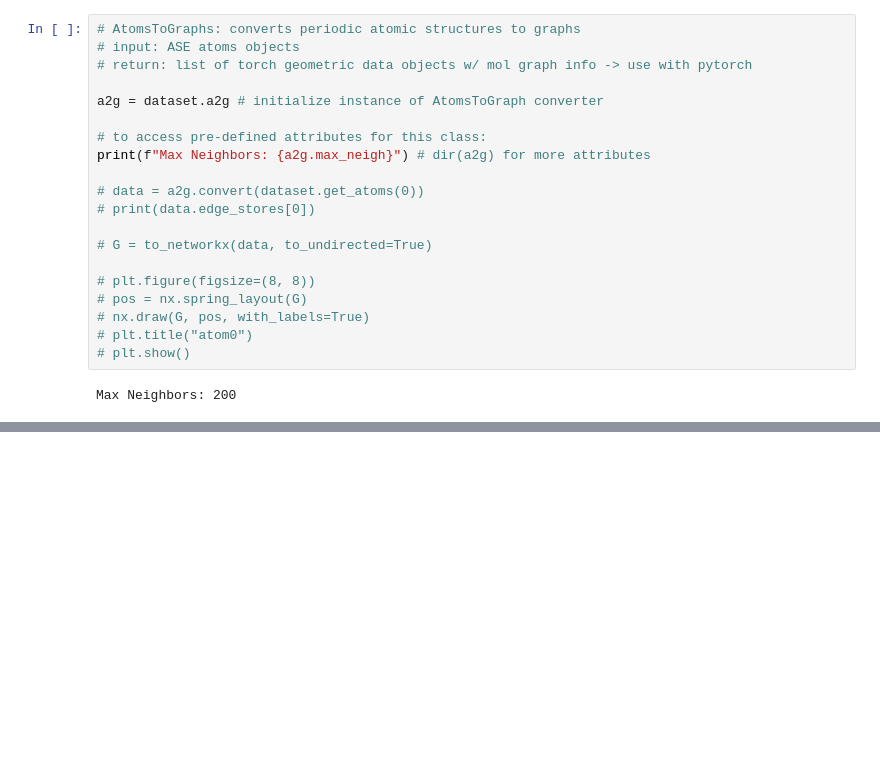
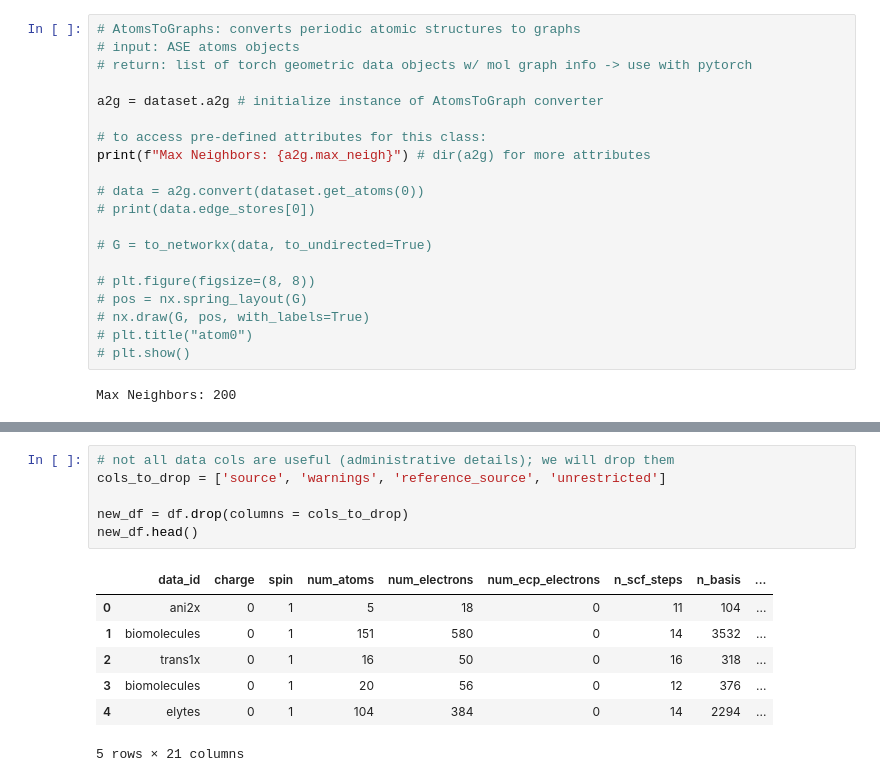
Before and after one commit to yasheshak/Chem-277B-Final-Project, a Jupyter notebook: EDA.ipynb, the cells around one changed output, grey strips where cells are left out. Saved outputs shown, nothing was run; the diff lists cells and outputs as text; blank space fills up the shorter version.

```diff
--- a/EDA.ipynb
+++ b/EDA.ipynb
@@ -115,0 +198,14 @@ Max Neighbors: 200
+# %%
+# not all data cols are useful (administrative details); we will drop them
+cols_to_drop = ['source', 'warnings', 'reference_source', 'unrestricted']
+
+new_df = df.drop(columns = cols_to_drop)
+new_df.head()
+# %% [output]
+|  | data_id | charge | spin | num_atoms | num_electrons | num_ecp_electrons | n_scf_steps | n_basis | ... |
+| 0 | ani2x | 0 | 1 | 5 | 18 | 0 | 11 | 104 | ... |
+| 1 | biomolecules | 0 | 1 | 151 | 580 | 0 | 14 | 3532 | ... |
+| 2 | trans1x | 0 | 1 | 16 | 50 | 0 | 16 | 318 | ... |
+| 3 | biomolecules | 0 | 1 | 20 | 56 | 0 | 12 | 376 | ... |
+| 4 | elytes | 0 | 1 | 104 | 384 | 0 | 14 | 2294 | ... |
+5 rows × 21 columns
```
Also changed, not shown: parts of 18 cells of this notebook.
